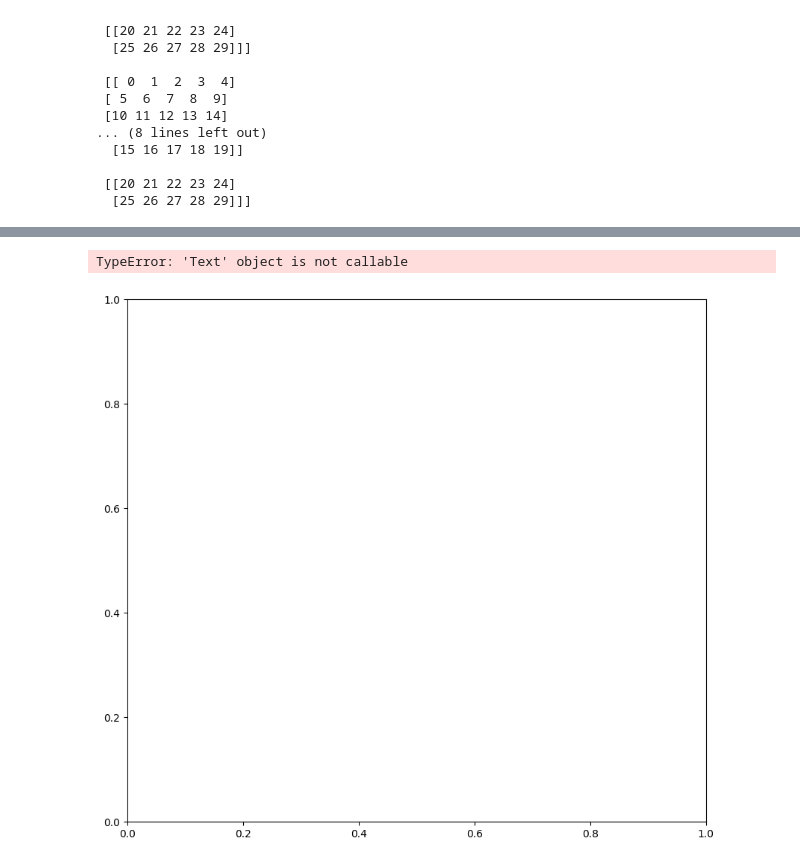
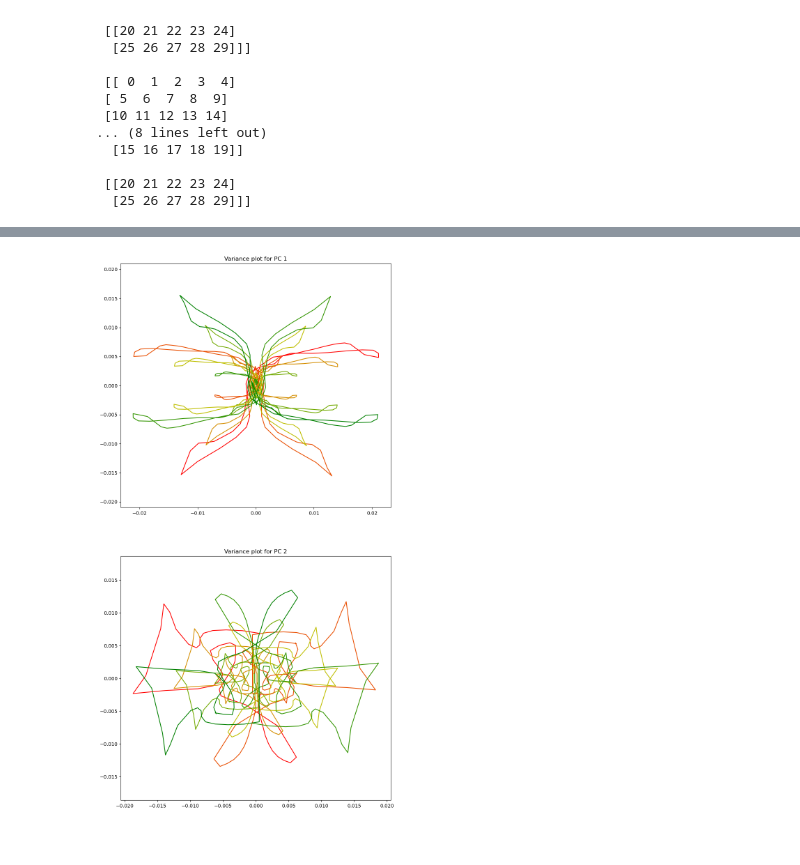
Before and after one commit to gingersnapple/proj, a Jupyter notebook: sandbox.ipynb, the cells around one changed output, grey strips where cells are left out. Saved outputs shown, nothing was run; the diff lists cells and outputs as text; code cells hidden in the pictures.

```diff
--- a/sandbox.ipynb
+++ b/sandbox.ipynb
@@ -11,10 +11,11 @@ from colour import Color
 import matplotlib as mpl
 # %%
 # Load all files
-main_path = "C:/Users/buchm/OneDrive - University of Copenhagen/Papilonidae_dataset_v2/"
+#main_path = "C:/Users/buchm/OneDrive - University of Copenhagen/Papilonidae_dataset_v2/"
+main_path = "/var/home/luka/proj/Papilonidae_dataset_v2"
 metadata = pd.read_csv(main_path+"/Papilonidae_metadata.txt", sep=",")
-landmarks = pd.read_csv(main_path+"./Papilionidae_landmarks.txt", sep="\t", header=None)
-aligned = pd.read_csv(main_path+"./Papilionidae_aligned.txt", sep="\t", header=None)
+landmarks = pd.read_csv(main_path+"/Papilionidae_landmarks.txt", sep="\t", header=None)
+aligned = pd.read_csv(main_path+"/Papilionidae_aligned.txt", sep="\t", header=None)
 # %%
 def convert_to_slice(df_subgroup):
     x_coords = df_subgroup[df_subgroup.iloc[:, 1] == "x-coordinates"].iloc[:, 2:].values
@@ -34,10 +35,10 @@ def select_species(species, meta, marks):
     return marks[:, :, idx], meta[idx]
 # %%
 def get_data(species=None):
-    main_path = "C:/Users/buchm/OneDrive - University of Copenhagen/Papilonidae_dataset_v2/"
+    main_path = "/var/home/luka/proj/Papilonidae_dataset_v2"
     metadata = pd.read_csv(main_path+"/Papilonidae_metadata.txt", sep=",")
 
-    data = pd.read_csv(main_path+"./Papilionidae_aligned.txt", sep="\t", header=None)
+    data = pd.read_csv(main_path+"/Papilionidae_aligned.txt", sep="\t", header=None)
 
     metadata = pd.read_csv(main_path+"/Papilonidae_metadata.txt", sep=",")
 
@@ -400,34 +401,33 @@ def var_plot(data, metadata, species=None, n=3, ks=[1,2]):
     a = np.arange(-n, n+1)
 
     for k in ks:
         s = ((k**0.1) * -0.2)
 
         evec = evecs[:, -k] # kth eigenvector
         lam = evals[-k]     # kth eigenvalue
         std = lam ** s
         ek_space = std * (evec @ cov)
 
         # modify data by devs[i] standard deviations of ek_space
         devs = std * a
 
         butterflies_along_pc = data_flatmean + devs[:, None] * ek_space
 
         subplot = plt.subplot(m, 1, k)
 
         if species is not None:
-            subplot.title('Variance plot for PC '+str(k)+' of '+species)
+            subplot.set_title('Variance plot for PC '+str(k)+' of '+species)
         else:
-            subplot.title('Variance plot for PC '+str(k))
+            subplot.set_title('Variance plot for PC '+str(k))
 
         for i in range(n2):
             plot_wings(unflat(butterflies_along_pc[i]),subplot)
 
 
 N=3
 Ks=[1,2]
 
 
 var_plot(data=butterflies, metadata=metadata, species=None, n=N,ks=Ks)
 # %% [output]
-TypeError: 'Text' object is not callable
-[figure, old version]
+[figure, new version]
```
Also changed, not shown: parts of 6 cells of this notebook, 10 other files.
